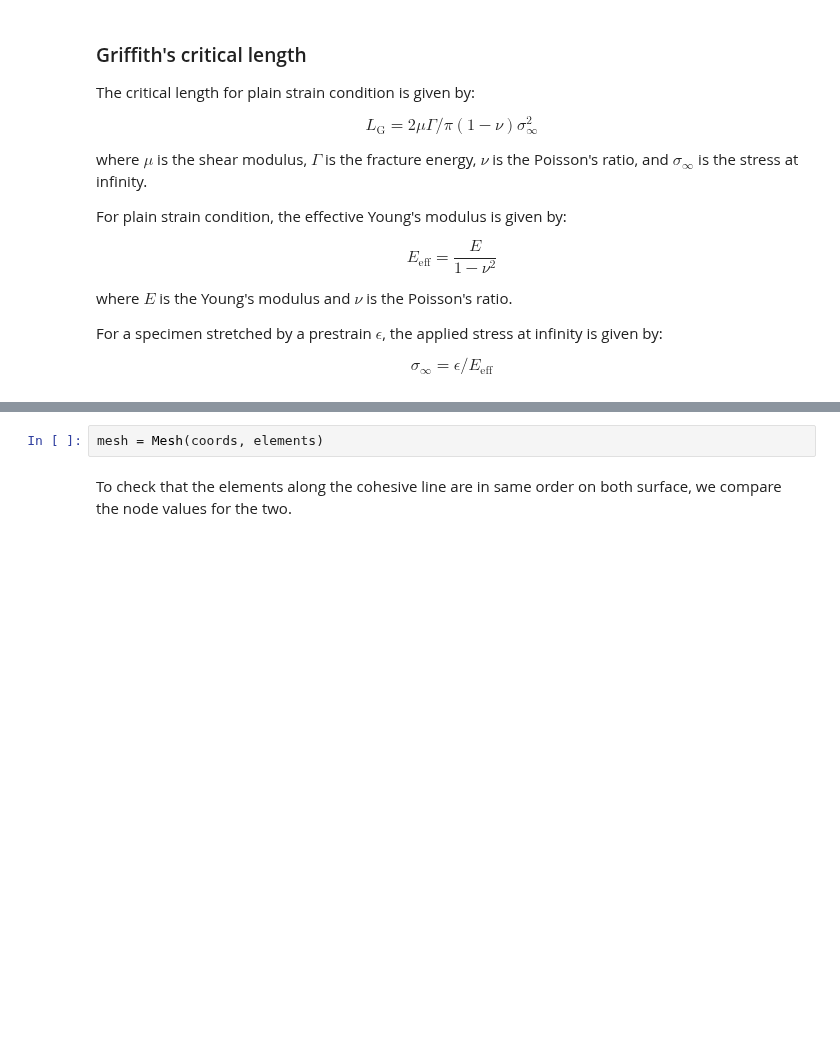
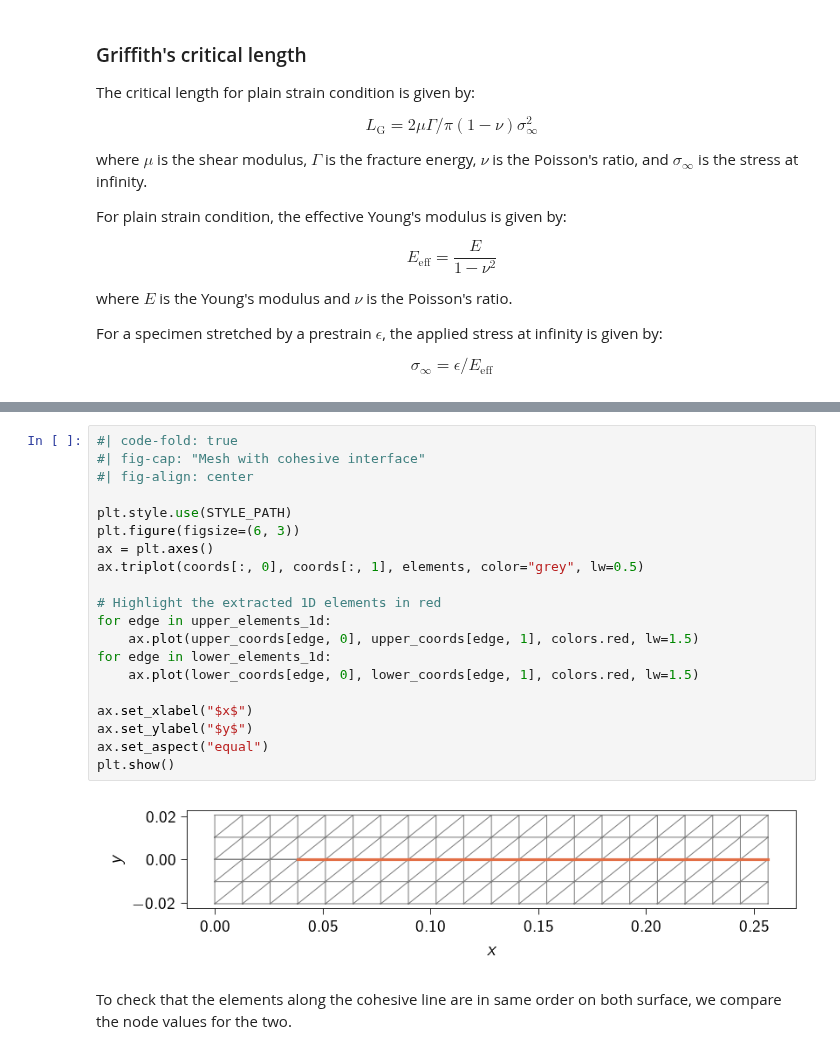
Before and after one commit to smec-ethz/tatva, a Jupyter notebook: examples/notebooks/dynamic_fracture.ipynb, the cells around one changed output, grey strips where cells are left out. Cells and saved outputs as stored; diff of their text form; blank space fills up the shorter version.

```diff
--- a/examples/notebooks/dynamic_fracture.ipynb
+++ b/examples/notebooks/dynamic_fracture.ipynb
@@ -192,5 +175,25 @@ Found 37 1D line elements on the curve.
-# %%
-mesh = Mesh(coords, elements)
+# %%
+#| code-fold: true
+#| fig-cap: "Mesh with cohesive interface"
+#| fig-align: center
+
+plt.style.use(STYLE_PATH)
+plt.figure(figsize=(6, 3))
+ax = plt.axes()
+ax.triplot(coords[:, 0], coords[:, 1], elements, color="grey", lw=0.5)
+
+# Highlight the extracted 1D elements in red
+for edge in upper_elements_1d:
+    ax.plot(upper_coords[edge, 0], upper_coords[edge, 1], colors.red, lw=1.5)
+for edge in lower_elements_1d:
+    ax.plot(lower_coords[edge, 0], lower_coords[edge, 1], colors.red, lw=1.5)
+
+ax.set_xlabel("$x$")
+ax.set_ylabel("$y$")
+ax.set_aspect("equal")
+plt.show()
+# %% [output]
+[figure, added]
 # %% [markdown]
 To check that the elements along the cohesive line are in same order on both surface, we compare the node values for the two.
 # %%
```
Also changed, not shown: parts of 54 cells of this notebook.
